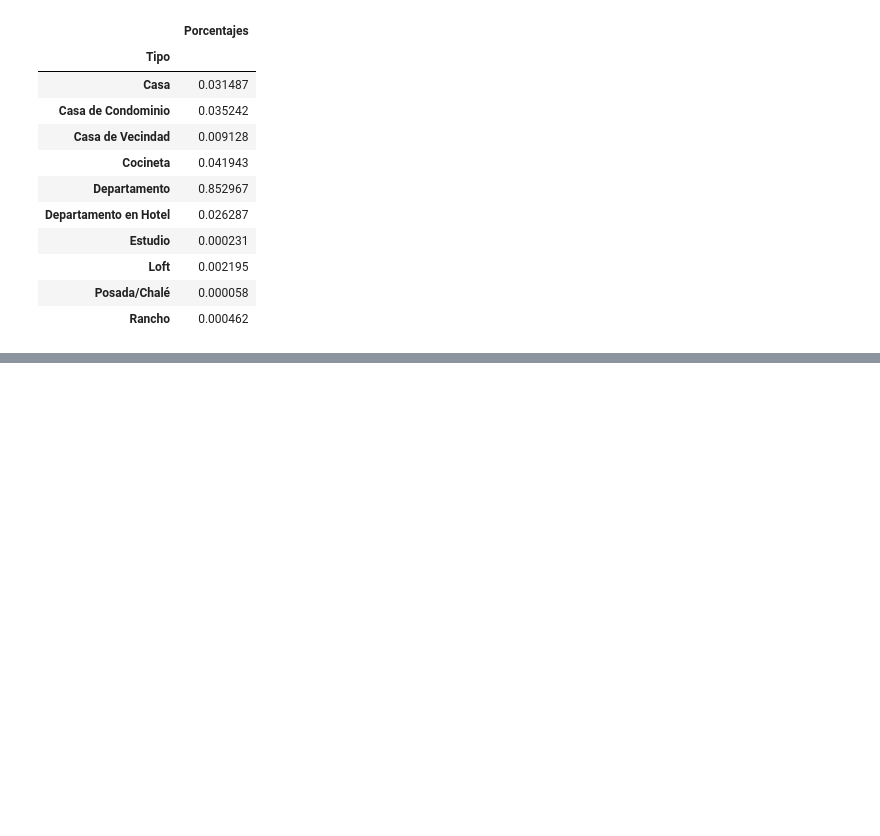
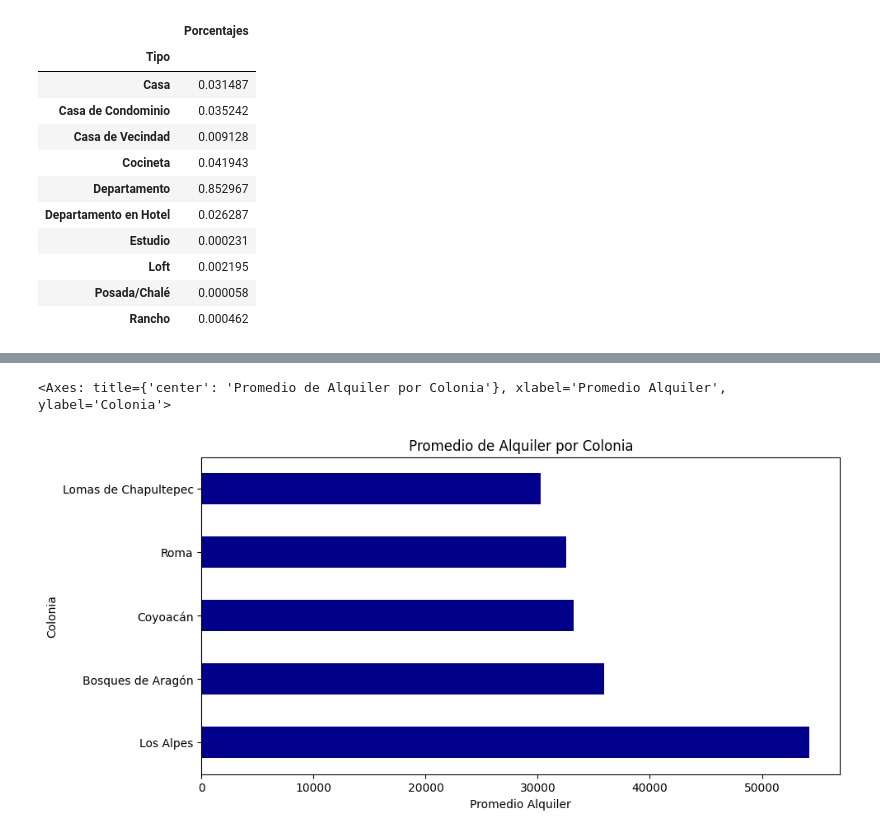
Before and after one commit to Nataliahfk/Data_science_Pandas, a Jupyter notebook: inmuebles_cdxm.ipynb, the cells around one changed output, grey strips where cells are left out. Drawn from its saved outputs; the diff is of its cells as text; code cells hidden in the pictures; blank space fills up the shorter version.

```diff
--- a/inmuebles_cdxm.ipynb
+++ b/inmuebles_cdxm.ipynb
@@ -558,0 +598,4 @@ df_ejemplo
+# %%
+alquiler_por_colonia = df_depto.groupby('Colonia')['Valor'].mean().sort_values(ascending=False)
+# El parámetro ascending=False se utiliza en la función sort_values() para ordenar los valores en orden descendente (de mayor a menor).
+alquiler_por_colonia
@@ -558,0 +618,6 @@ df_ejemplo
+# %%
+# Crear un gráfico de barras horizontales que muestre las 5 colonias con los promedios de alquiler más altos.
+alquiler_por_colonia.head(5).plot(kind='barh', title='Promedio de Alquiler por Colonia', figsize=(10,5), color = 'darkblue', xlabel='Promedio Alquiler', ylabel='Colonia')
+# %% [output]
+<Axes: title={'center': 'Promedio de Alquiler por Colonia'}, xlabel='Promedio Alquiler', ylabel='Colonia'>
+[figure, added]
```
Also changed, not shown: parts of 8 cells of this notebook.
